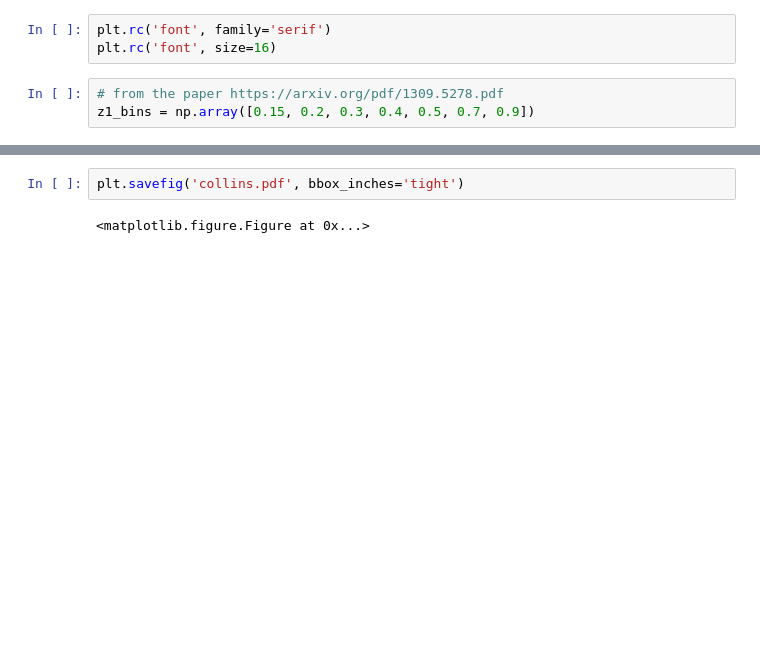
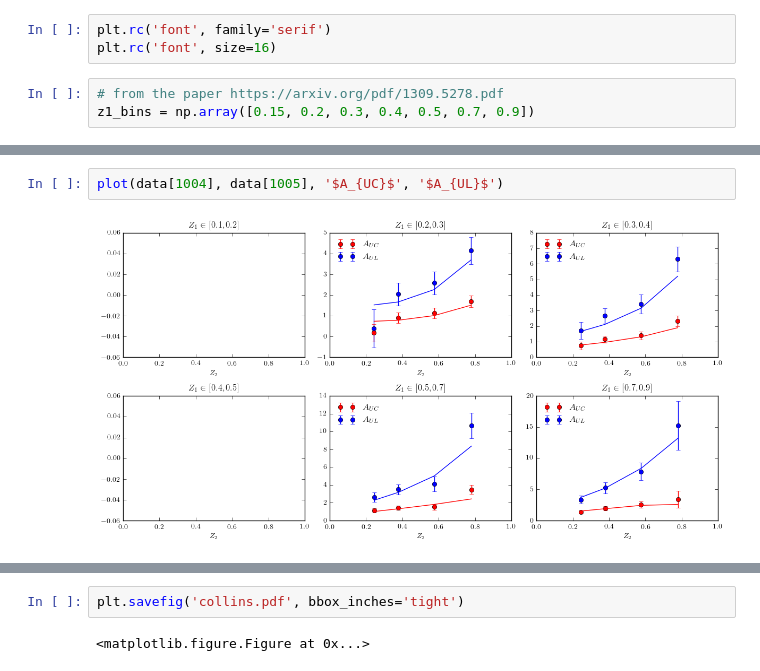
Before and after one commit to zack0179/transfer, a Jupyter notebook: fitlab/notebooks/sia.ipynb, the cells around one changed output, grey strips where cells are left out. Cells and saved outputs as stored; diff of their text form; blank space fills up the shorter version.

```diff
--- a/fitlab/notebooks/sia.ipynb
+++ b/fitlab/notebooks/sia.ipynb
@@ -115,0 +146,4 @@ def plot(data):
+# %%
+plot(data[1004], data[1005], '$A_{UC}$', '$A_{UL}$')
+# %% [output]
+[figure, added]
```
Also changed, not shown: parts of 17 cells of this notebook, 2 other files.
